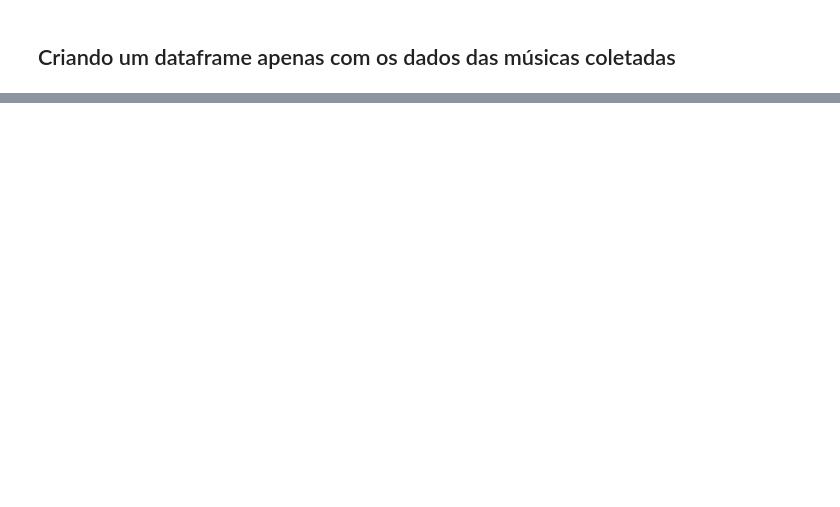
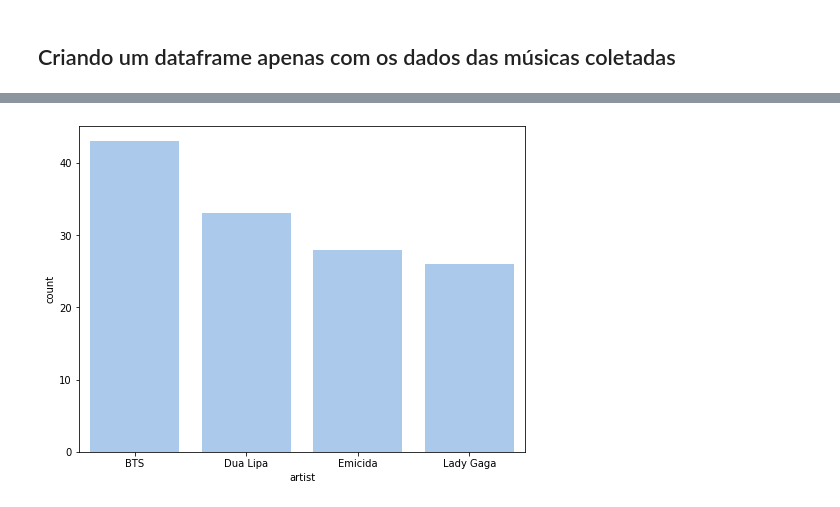
Before and after one commit to julianyraiol/analysis-music-data-pipeline, a Jupyter notebook: notebook/spotipy.ipynb, the cells around one changed output, grey strips where cells are left out. Cells and saved outputs as stored; diff of their text form; code cells hidden in the pictures; blank space fills up the shorter version.

```diff
--- a/notebook/spotipy.ipynb
+++ b/notebook/spotipy.ipynb
@@ -129,12 +129,21 @@ track_list
 # %%
 list_spotify_data = []
 
+cont = 1
 for url in track_list:
-    audio_features = sp.audio_features(url)[0]
-    artist_info = sp.track(audio_features["id"])
 
-    audio_features["popularity"] = artist_info["popularity"]
-    audio_features["music_name"] = artist_info["name"]
-    audio_features["artist"] = artist_info["artists"][0]["name"]
+    try:
+        audio_features = sp.audio_features(url)[0]
+        artist_info = sp.track(audio_features["id"])
 
-    list_spotify_data.append(audio_features)
+        audio_features["popularity"] = artist_info["popularity"]
+        audio_features["music_name"] = artist_info["name"]
+        audio_features["artist"] = artist_info["artists"][0]["name"]
+
+        list_spotify_data.append(audio_features)
+
+        print(cont, "- URL ", url, "PROCESSADA")
+        cont+=1
+
+    except:
+        print("Erro ao processar ", url)
@@ -141,5 +168,5 @@ for url in track_list:
 # %% [markdown]
 ## Criando um dataframe apenas com os dados das músicas coletadas
 # %%
-df = pd.DataFrame(lista)
+df = pd.DataFrame(list_spotify_data)
 df.head()
@@ -148,2 +191,2 @@ df.columns
 # %%
-df.groupby("artist").size().reset_index(name='count').sort_values(["count"], ascending=False)
+artist_count = df.groupby("artist").size().reset_index(name='count').sort_values(["count"], ascending=False)
@@ -149,0 +201,9 @@ df.groupby("artist").size().reset_index(name='count').sort_values(["count"], asc
+# %%
+plt.subplots(figsize=(8, 6))
+
+sns.set_color_codes("pastel")
+sns.barplot(x="artist", y="count", data=artist_count.head(4),
+            label="Total", color="b")
+plt.show()
+# %% [output]
+[figure, added]
```
Also changed, not shown: parts of 9 cells of this notebook, 1 other file.
